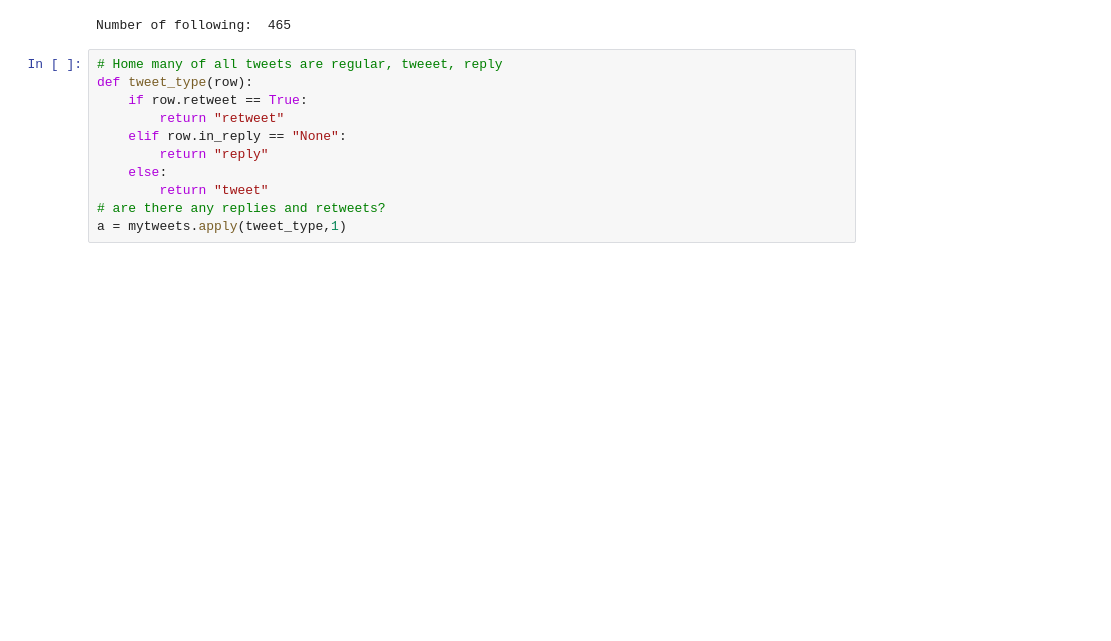
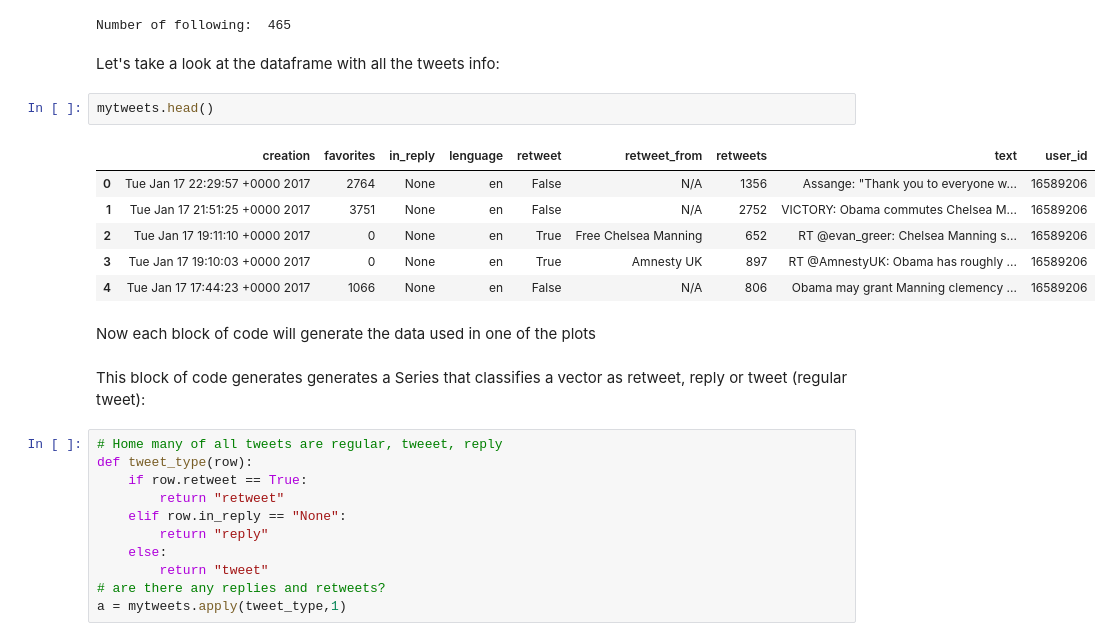
Before and after one commit to nachocarracedo/my_twitter, a Jupyter notebook: my_twitter_viz.ipynb, the cells around one changed output. Cells and saved outputs as stored; diff of their text form; blank space fills up the shorter version.

```diff
--- a/my_twitter_viz.ipynb
+++ b/my_twitter_viz.ipynb
@@ -105,6 +105,21 @@ mytweets = pd.DataFrame({'user_id':user_ids,#'user_name':user_names,
 mytweets["in_reply"] = mytweets["in_reply"].map(lambda x: "None" if x is None else x) # fix in_replay column None type to "None"
 # %% [output]
 Number of following:  465
+# %% [markdown]
+Let's take a look at the dataframe with all the tweets info:
+# %%
+mytweets.head()
+# %% [output]
+|  | creation | favorites | in_reply | lenguage | retweet | retweet_from | retweets | text | user_id |
+| 0 | Tue Jan 17 22:29:57 +0000 2017 | 2764 | None | en | False | N/A | 1356 | Assange: "Thank you to everyone w... | 16589206 |
+| 1 | Tue Jan 17 21:51:25 +0000 2017 | 3751 | None | en | False | N/A | 2752 | VICTORY: Obama commutes Chelsea M... | 16589206 |
+| 2 | Tue Jan 17 19:11:10 +0000 2017 | 0 | None | en | True | Free Chelsea Manning | 652 | RT @evan_greer: Chelsea Manning s... | 16589206 |
+| 3 | Tue Jan 17 19:10:03 +0000 2017 | 0 | None | en | True | Amnesty UK | 897 | RT @AmnestyUK: Obama has roughly ... | 16589206 |
+| 4 | Tue Jan 17 17:44:23 +0000 2017 | 1066 | None | en | False | N/A | 806 | Obama may grant Manning clemency ... | 16589206 |
+# %% [markdown]
+Now each block of code will generate the data used in one of the plots
+# %% [markdown]
+This block of code generates generates a Series that classifies a vector as retweet, reply or tweet (regular tweet):
 # %%
 # Home many of all tweets are regular, tweeet, reply
 def tweet_type(row):
```
Also changed, not shown: parts of 5 cells of this notebook, 1 other file.
